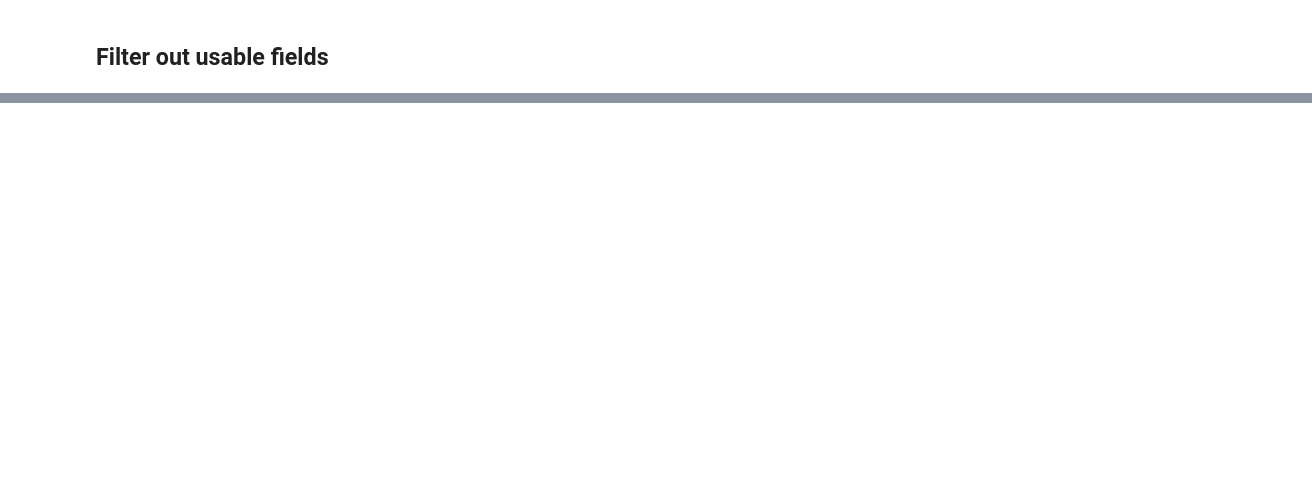
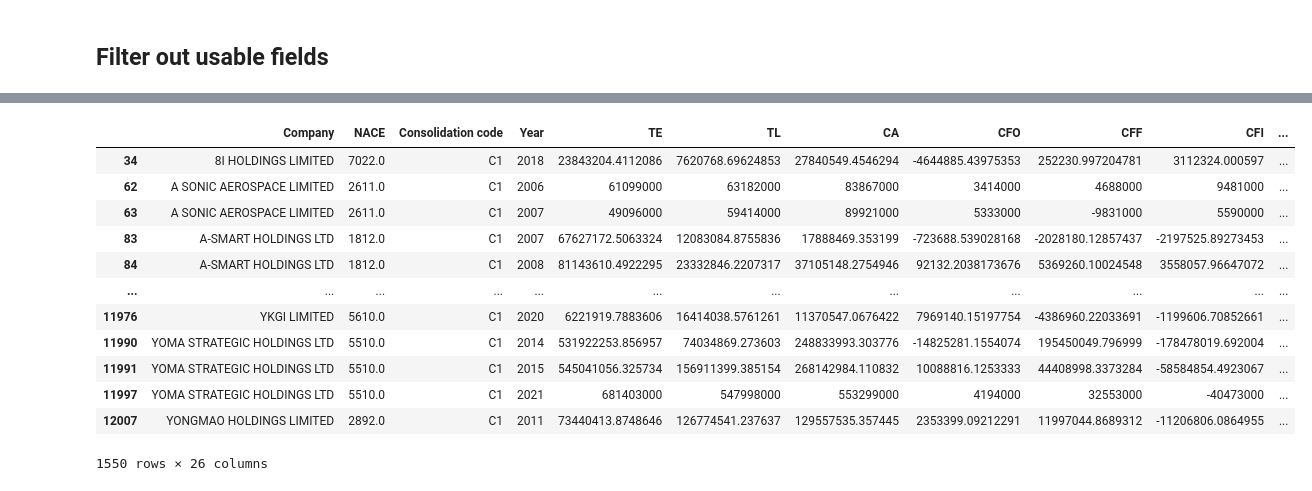
Before and after one commit to yungqiyang/sgx_panel_data_analysis, a Jupyter notebook: sgx_analysis.ipynb, the cells around one changed output, grey strips where cells are left out. Drawn from its saved outputs; the diff is of its cells as text; code cells hidden in the pictures; blank space fills up the shorter version.

```diff
--- a/sgx_analysis.ipynb
+++ b/sgx_analysis.ipynb
@@ -77,9 +96,9 @@ pivoted_sgx.to_csv("Data/sgx_data.csv")
 # %%
-sgx = pd.read_csv("Data/sgx_data.csv")
-
-useful_fields = ['Total shareholders\' equity ', 'Total liabilities ', 'Total current assets ', 'Net Cash from Operating Activities ',
+useful_fields = ['Company name Latin alphabet', 'NACE Rev. 2, core code (4 digits)', 'Consolidation code', 'year',
+                 'Total shareholders\' equity ', 'Total liabilities ', 'Total current assets ', 'Net Cash from Operating Activities ',
                  'Net Cash from Financing Activities ', 'Net Cash from Investing Activities ', 'Total current liabilities ',
                  'Depreciation, Depletion & Amortization ', 'EBITDA ', 'Total depreciation, amortization & depletion ',
                  'Net property, plant & equipment ', 'Total long-term interest-bearing debt ', 'Net debt ', 'Net Income/Starting Line ',
                  'Net profit ', 'Earnings before interest & tax (EBIT) ', 'Increase/Decrease in Long Term Borrowings ', 'Increase/Decrease in Short Term Borrowings ',
                  'Loans & Borrowings ', 'Total assets ', 'Income tax expense ', 'Intangible assets ']
+sgx = sgx[useful_fields]
@@ -99,0 +105,30 @@ Index(['Unnamed: 0', 'Company name Latin alphabet',
+# %%
+colname_mapping = {
+    'Company name Latin alphabet' : 'Company',
+    'NACE Rev. 2, core code (4 digits)' : 'NACE',
+    'year' : 'Year',
+    'Total shareholders\' equity ' : 'TE',
+    'Total liabilities ' : 'TL',
+    'Total current assets ' : 'CA',
+    'Net Cash from Operating Activities ' : 'CFO',
+    'Net Cash from Financing Activities ' : 'CFF',
+    'Net Cash from Investing Activities ' : 'CFI',
+    'Total current liabilities ' : 'CL',
+    'Depreciation, Depletion & Amortization ' : 'DA',
+    'EBITDA ' : 'EBIDTA',
+    'Total depreciation, amortization & depletion ' : 'TDA', # need to check if this duplicates with DA
+    'Net property, plant & equipment ' : 'FA', # fixed assets
+    'Total long-term interest-bearing debt ' : 'LTD',
+    'Net debt ' : 'ND',
+    'Net Income/Starting Line ' : 'NI', # net income from cashflow statement
+    'Net profit ' : 'NP', # need to check if this duplicates with NI
+    'Earnings before interest & tax (EBIT) ' : 'EBIT',
+    'Increase/Decrease in Long Term Borrowings ' : 'DeltaLTB',
+    'Increase/Decrease in Short Term Borrowings ' : 'DeltaSTB',
+    'Loans & Borrowings ' : 'LB',
+    'Total assets ' : 'TA',
+    'Income tax expense ' : 'ITE', # can be used to calculate tax coverage & interest expense with EBIT
+    'Intangible assets ' : 'IA'
+}
+
+sgx = sgx.rename(columns = colname_mapping)
@@ -99,0 +160,17 @@ Index(['Unnamed: 0', 'Company name Latin alphabet',
+# %%
+sgx.replace('n.a.', pd.NA, inplace = True)
+sgx.dropna(inplace = True)
+# %% [output]
+|  | Company | NACE | Consolidation code | Year | TE | TL | CA | CFO | CFF | CFI | ... |
+| 34 | 8I HOLDINGS LIMITED | 7022.0 | C1 | 2018 | 23843204.4112086 | 7620768.69624853 | 27840549.4546294 | -4644885.43975353 | 252230.997204781 | 3112324.000597 | ... |
+| 62 | A SONIC AEROSPACE LIMITED | 2611.0 | C1 | 2006 | 61099000 | 63182000 | 83867000 | 3414000 | 4688000 | 9481000 | ... |
+| 63 | A SONIC AEROSPACE LIMITED | 2611.0 | C1 | 2007 | 49096000 | 59414000 | 89921000 | 5333000 | -9831000 | 5590000 | ... |
+| 83 | A-SMART HOLDINGS LTD | 1812.0 | C1 | 2007 | 67627172.5063324 | 12083084.8755836 | 17888469.353199 | -723688.539028168 | -2028180.12857437 | -2197525.89273453 | ... |
+| 84 | A-SMART HOLDINGS LTD | 1812.0 | C1 | 2008 | 81143610.4922295 | 23332846.2207317 | 37105148.2754946 | 92132.2038173676 | 5369260.10024548 | 3558057.96647072 | ... |
+| ... | ... | ... | ... | ... | ... | ... | ... | ... | ... | ... | ... |
+| 11976 | YKGI LIMITED | 5610.0 | C1 | 2020 | 6221919.7883606 | 16414038.5761261 | 11370547.0676422 | 7969140.15197754 | -4386960.22033691 | -1199606.70852661 | ... |
+| 11990 | YOMA STRATEGIC HOLDINGS LTD | 5510.0 | C1 | 2014 | 531922253.856957 | 74034869.273603 | 248833993.303776 | -14825281.1554074 | 195450049.796999 | -178478019.692004 | ... |
+| 11991 | YOMA STRATEGIC HOLDINGS LTD | 5510.0 | C1 | 2015 | 545041056.325734 | 156911399.385154 | 268142984.110832 | 10088816.1253333 | 44408998.3373284 | -58584854.4923067 | ... |
+| 11997 | YOMA STRATEGIC HOLDINGS LTD | 5510.0 | C1 | 2021 | 681403000 | 547998000 | 553299000 | 4194000 | 32553000 | -40473000 | ... |
+| 12007 | YONGMAO HOLDINGS LIMITED | 2892.0 | C1 | 2011 | 73440413.8748646 | 126774541.237637 | 129557535.357445 | 2353399.09212291 | 11997044.8689312 | -11206806.0864955 | ... |
+1550 rows × 26 columns
```
Also changed, not shown: parts of 5 cells of this notebook.
